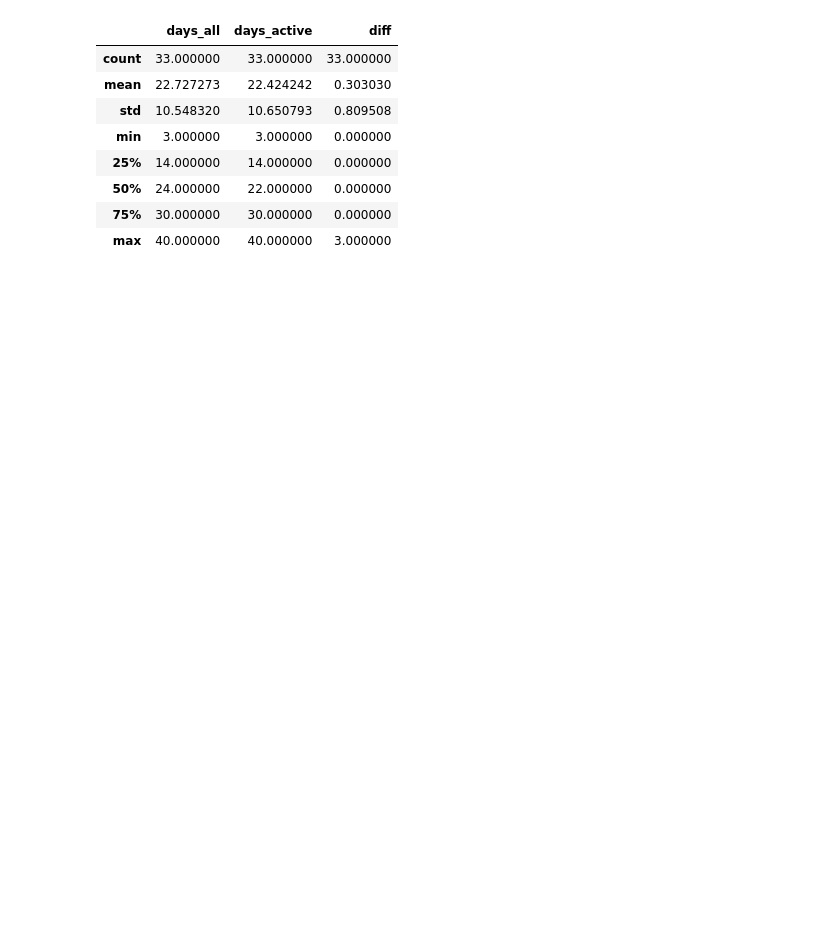
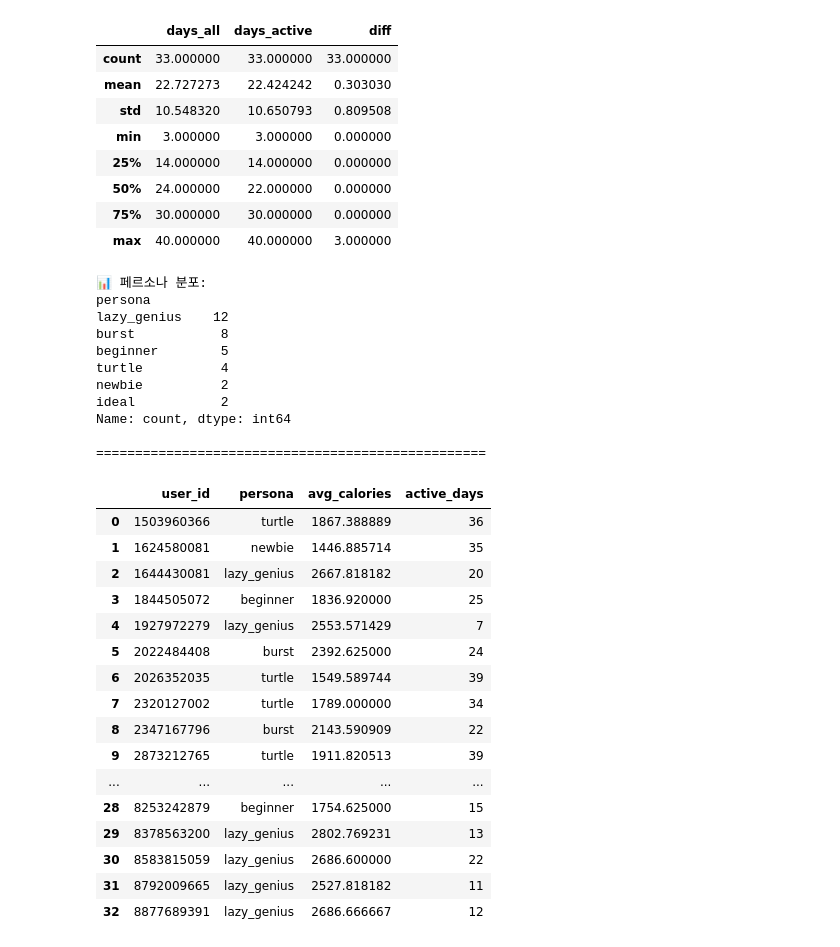
Before and after one commit to jeesy95-creator/sparta_15, a Jupyter notebook: notebooks/code_fixed.ipynb, the cells around one changed output. Saved outputs shown, nothing was run; the diff lists cells and outputs as text; code cells hidden in the pictures; blank space fills up the shorter version.

```diff
--- a/notebooks/code_fixed.ipynb
+++ b/notebooks/code_fixed.ipynb
@@ -587,3 +595,59 @@ check[["days_all","days_active","diff"]].describe()
 | 50% | 24.000000 | 22.000000 | 0.000000 |
 | 75% | 30.000000 | 30.000000 | 0.000000 |
 | max | 40.000000 | 40.000000 | 3.000000 |
+# %%
+def analyze_all_personas(df):
+    """모든 사용자의 페르소나 분포"""
+    classifier = PersonaClassifier(avg_active_days=32)
+    user_ids = df["Id"].astype(str).unique()
+
+    results = []
+    for user_id in user_ids:
+        result = classifier.analyze_user(df, user_id)
+        results.append({
+            "user_id": user_id,
+            "persona": result["persona_key"],
+            "avg_calories": result["metrics"]["avg_calories"],
+            "active_days": result["metrics"]["active_days"]
+        })
+
+    results_df = pd.DataFrame(results)
+
+    print("📊 페르소나 분포:")
+    print(results_df["persona"].value_counts())
+    print("\n" + "="*50)
+
+    return results_df
+
+# 실행
+all_personas = analyze_all_personas(act)
+all_personas
+# %% [output]
+📊 페르소나 분포:
+persona
+lazy_genius    12
+burst           8
+beginner        5
+turtle          4
+newbie          2
+ideal           2
+Name: count, dtype: int64
+
+==================================================
+|  | user_id | persona | avg_calories | active_days |
+| 0 | 1503960366 | turtle | 1867.388889 | 36 |
+| 1 | 1624580081 | newbie | 1446.885714 | 35 |
+| 2 | 1644430081 | lazy_genius | 2667.818182 | 20 |
+| 3 | 1844505072 | beginner | 1836.920000 | 25 |
+| 4 | 1927972279 | lazy_genius | 2553.571429 | 7 |
+| 5 | 2022484408 | burst | 2392.625000 | 24 |
+| 6 | 2026352035 | turtle | 1549.589744 | 39 |
+| 7 | 2320127002 | turtle | 1789.000000 | 34 |
+| 8 | 2347167796 | burst | 2143.590909 | 22 |
+| 9 | 2873212765 | turtle | 1911.820513 | 39 |
+| ... | ... | ... | ... | ... |
+| 28 | 8253242879 | beginner | 1754.625000 | 15 |
+| 29 | 8378563200 | lazy_genius | 2802.769231 | 13 |
+| 30 | 8583815059 | lazy_genius | 2686.600000 | 22 |
+| 31 | 8792009665 | lazy_genius | 2527.818182 | 11 |
+| 32 | 8877689391 | lazy_genius | 2686.666667 | 12 |
```
Also changed, not shown: parts of 2 cells of this notebook, 1 other file.
